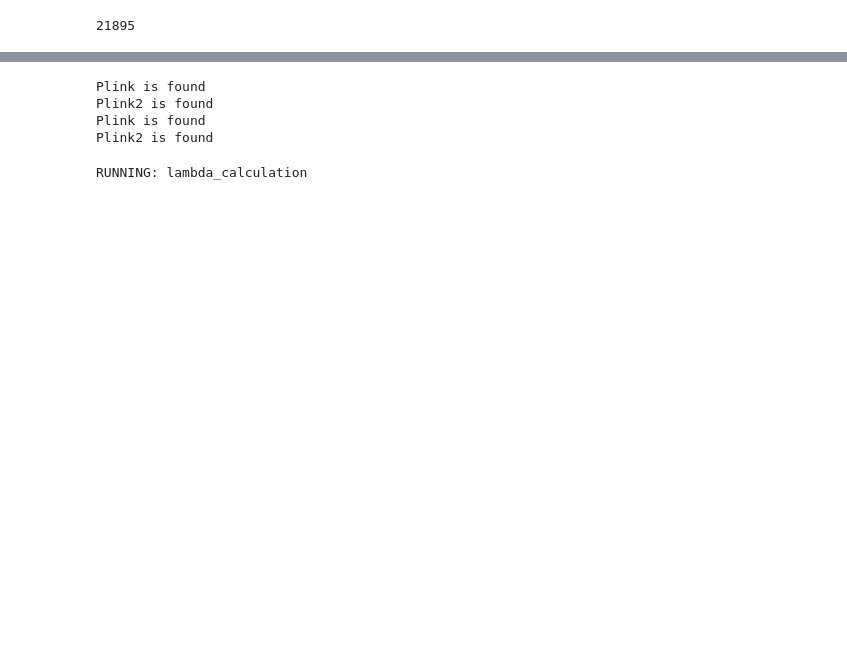
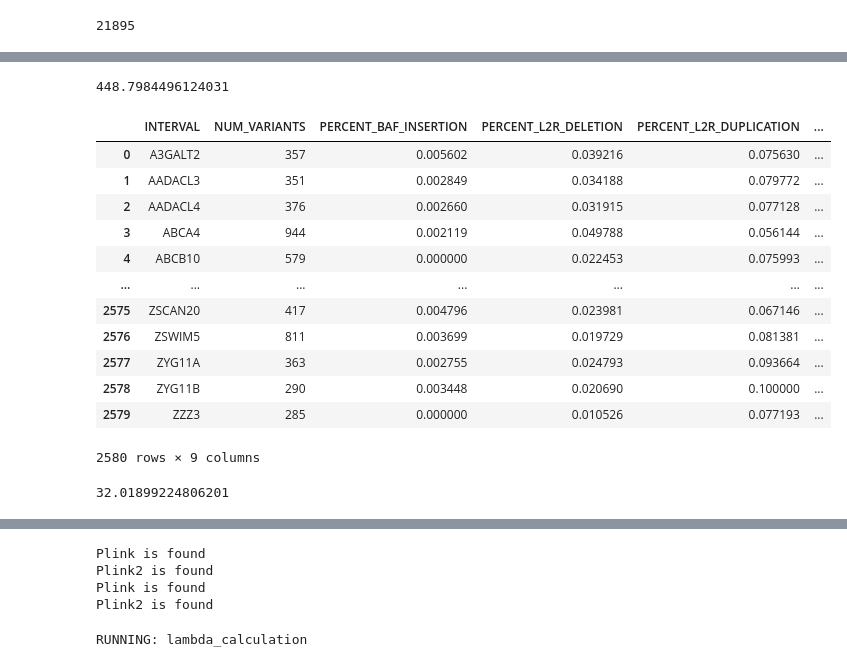
Before and after one commit to dvitale199/CNVs, a Jupyter notebook: GP2_CNVs.ipynb, the cells around one changed output, grey strips where cells are left out. Cells and saved outputs as stored; diff of their text form; code cells hidden in the pictures; blank space fills up the shorter version.

```diff
--- a/GP2_CNVs.ipynb
+++ b/GP2_CNVs.ipynb
@@ -268,0 +461,23 @@ f.close()
+# %%
+# cnv_dosage = pd.read_csv('/data/CARD/PD/GP2/raw_genotypes/GP2_cnvs/release3/CNV_EUR_204958250147_R03C01_chr1.csv')
+# cnv_dosage[cnv_dosage.NUM_VARIANTS>250]
+cnv_dosage.NUM_VARIANTS.std()
+cnv_dosage.NUM_VARIANTS.mean()
+# %% [output]
+448.7984496124031
+# %%
+cnv_dosage
+# %% [output]
+|  | INTERVAL | NUM_VARIANTS | PERCENT_BAF_INSERTION | PERCENT_L2R_DELETION | PERCENT_L2R_DUPLICATION | ... |
+| 0 | A3GALT2 | 357 | 0.005602 | 0.039216 | 0.075630 | ... |
+| 1 | AADACL3 | 351 | 0.002849 | 0.034188 | 0.079772 | ... |
+| 2 | AADACL4 | 376 | 0.002660 | 0.031915 | 0.077128 | ... |
+| 3 | ABCA4 | 944 | 0.002119 | 0.049788 | 0.056144 | ... |
+| 4 | ABCB10 | 579 | 0.000000 | 0.022453 | 0.075993 | ... |
+| ... | ... | ... | ... | ... | ... | ... |
+| 2575 | ZSCAN20 | 417 | 0.004796 | 0.023981 | 0.067146 | ... |
+| 2576 | ZSWIM5 | 811 | 0.003699 | 0.019729 | 0.081381 | ... |
+| 2577 | ZYG11A | 363 | 0.002755 | 0.024793 | 0.093664 | ... |
+| 2578 | ZYG11B | 290 | 0.003448 | 0.020690 | 0.100000 | ... |
+| 2579 | ZZZ3 | 285 | 0.000000 | 0.010526 | 0.077193 | ... |
+2580 rows × 9 columns
@@ -269,3 +486,7 @@ f.close()
+# %%
+82609/2580
+# %% [output]
+32.01899224806201
 # %%
 with open(f'{swarm_scripts_dir}/update_cnv_ids.swarm','w') as f:
     for label in ancestry_labels:
```
Also changed, not shown: parts of 36 cells of this notebook.
